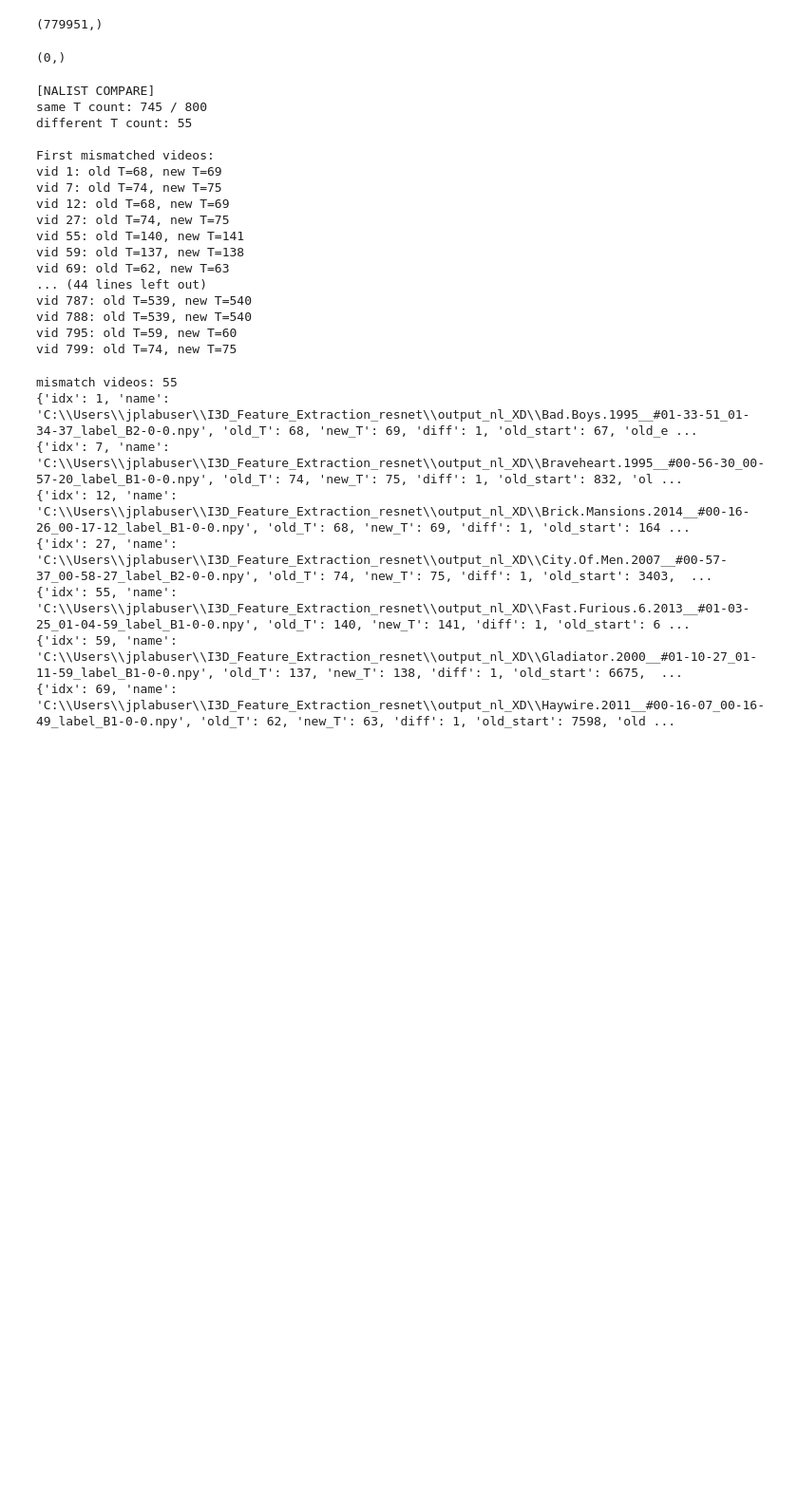
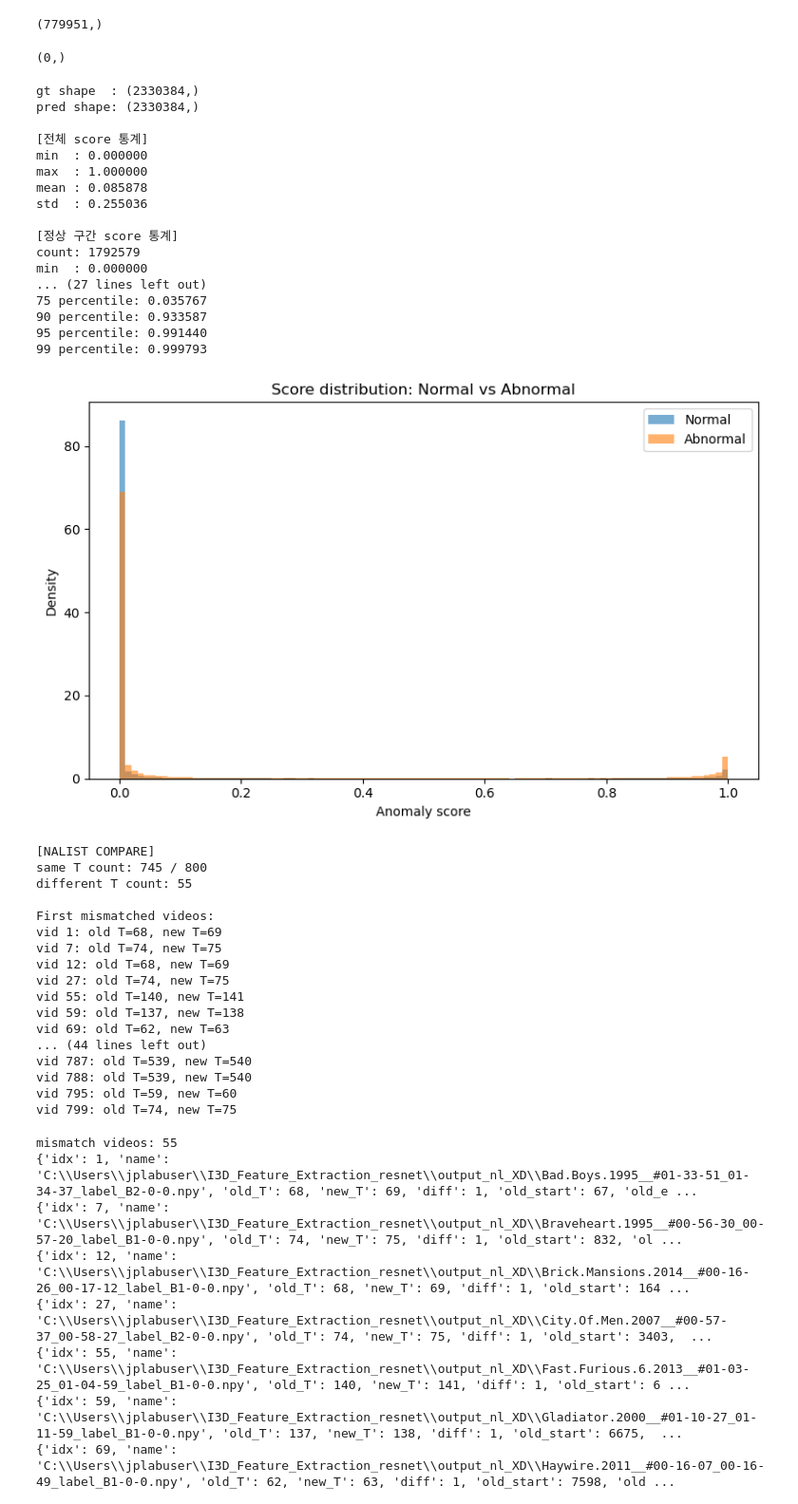
Before and after one commit to deepvad-team/video-anomaly-detection, a Jupyter notebook: check.ipynb, the cells around one changed output. Shown at 95% size. Cells and saved outputs as stored; diff of their text form; code cells hidden in the pictures; blank space fills up the shorter version.

```diff
--- a/check.ipynb
+++ b/check.ipynb
@@ -9,6 +9,80 @@ xd_res50 = np.load('C:/Users/jplabuser/C2FPL_EVAL/C2FPL/list/gt-XD-R50NL.npy')
 xd_res50.shape
 # %% [output]
 (0,)
+# %%
+import numpy as np
+import matplotlib.pyplot as plt
+
+# 파일 경로 수정
+gt_path = "list/gt-XD.npy"         # 0/1 ground truth
+pred_path = "pred_raw_frame_XD.npy"     # anomaly score
+
+gt = np.load(gt_path)
+pred = np.load(pred_path)
+
+print("gt shape  :", gt.shape)
+print("pred shape:", pred.shape)
+
+assert gt.shape == pred.shape, "gt와 pred shape이 같아야 합니다."
+
+normal_scores = pred[gt == 0]
+abnormal_scores = pred[gt == 1]
+
+print("\n[전체 score 통계]")
+print(f"min  : {pred.min():.6f}")
+print(f"max  : {pred.max():.6f}")
+print(f"mean : {pred.mean():.6f}")
+print(f"std  : {pred.std():.6f}")
+
+print("\n[정상 구간 score 통계]")
+print(f"count: {len(normal_scores)}")
+print(f"min  : {normal_scores.min():.6f}")
+print(f"max  : {normal_scores.max():.6f}")
+print(f"mean : {normal_scores.mean():.6f}")
+print(f"std  : {normal_scores.std():.6f}")
+
+print("\n[이상 구간 score 통계]")
+print(f"count: {len(abnormal_scores)}")
+print(f"min  : {abnormal_scores.min():.6f}")
+print(f"max  : {abnormal_scores.max():.6f}")
+print(f"mean : {abnormal_scores.mean():.6f}")
+print(f"std  : {abnormal_scores.std():.6f}")
+
+# 분위수도 같이 보면 threshold 감 잡기 좋음
+for name, arr in [("전체", pred), ("정상", normal_scores), ("이상", abnormal_scores)]:
+    print(f"\n[{name} score 분위수]")
+    for q in [50, 75, 90, 95, 99]:
+        print(f"{q:>2} percentile: {np.percentile(arr, q):.6f}")
+
+# 히스토그램
+plt.figure(figsize=(8, 5))
+plt.hist(normal_scores, bins=100, alpha=0.6, label="Normal", density=True)
+plt.hist(abnormal_scores, bins=100, alpha=0.6, label="Abnormal", density=True)
+plt.xlabel("Anomaly score")
+plt.ylabel("Density")
+plt.title("Score distribution: Normal vs Abnormal")
+plt.legend()
+plt.tight_layout()
+plt.show()
+# %% [output]
+gt shape  : (2330384,)
+pred shape: (2330384,)
+
+[전체 score 통계]
+min  : 0.000000
+max  : 1.000000
+mean : 0.085878
+std  : 0.255036
+
+[정상 구간 score 통계]
+count: 1792579
+min  : 0.000000
+... (27 lines left out)
+75 percentile: 0.035767
+90 percentile: 0.933587
+95 percentile: 0.991440
+99 percentile: 0.999793
+[figure, added]
 # %%
 import numpy as np
 
```
Also changed, not shown: 4 other files.
